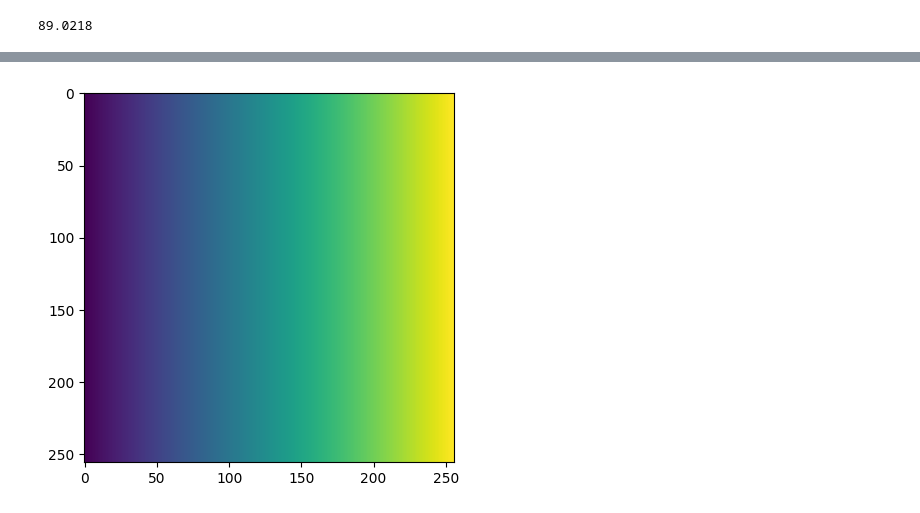
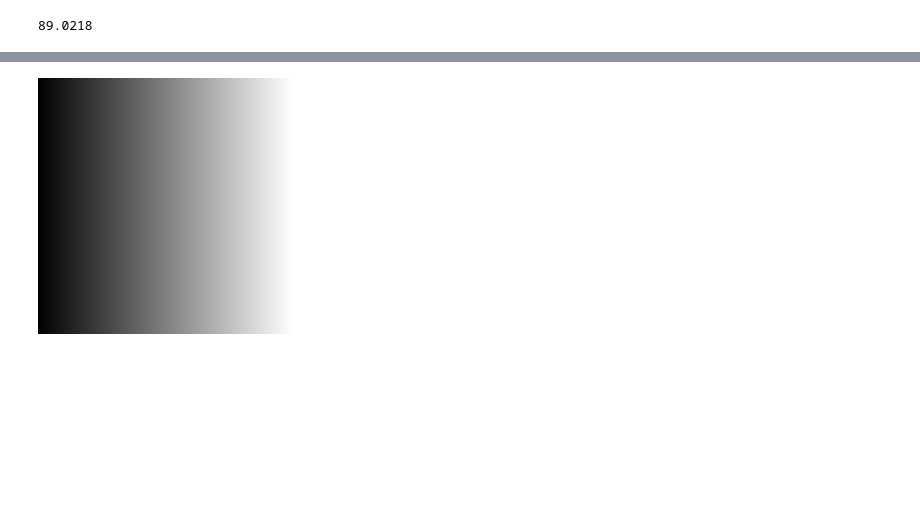
Before and after one commit to Vihangip/CPSC-425, a Jupyter notebook: Assignment_0.ipynb, the cells around one changed output, grey strips where cells are left out. Drawn from its saved outputs; the diff is of its cells as text; code cells hidden in the pictures; blank space fills up the shorter version.

```diff
--- a/Assignment_0.ipynb
+++ b/Assignment_0.ipynb
@@ -89,8 +80,7 @@ grad = np.tile(grad,[256,1])
 im5 = Image.fromarray(grad.astype('uint8'))
 im5.save('gradient.png','PNG')
 # %%
-pea_grad= Image.open('gradient.png')
-plt.imshow(pea_grad)
-plt.show()
+grad= Image.open('gradient.png')
+display(grad)
 # %% [output]
-[figure, old version]
+[figure, new version]
```
Also changed, not shown: parts of 8 cells of this notebook.
